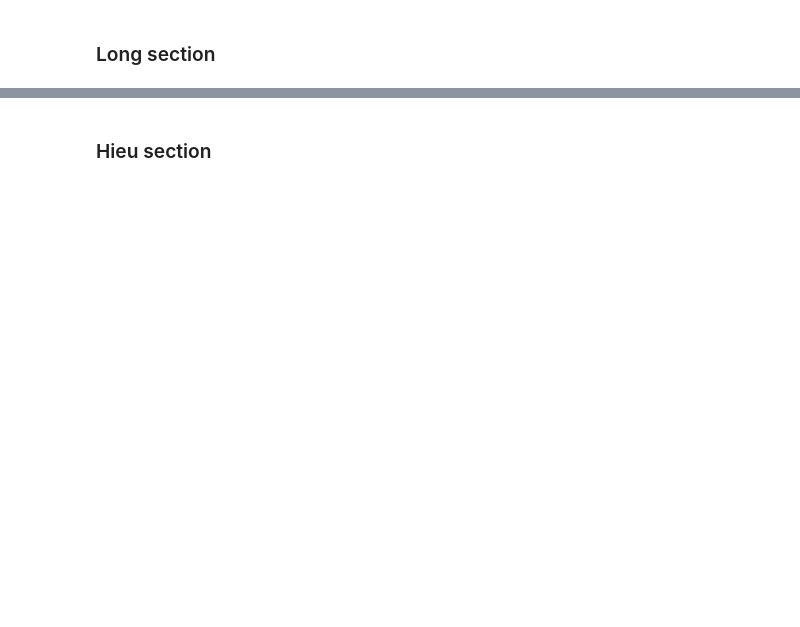
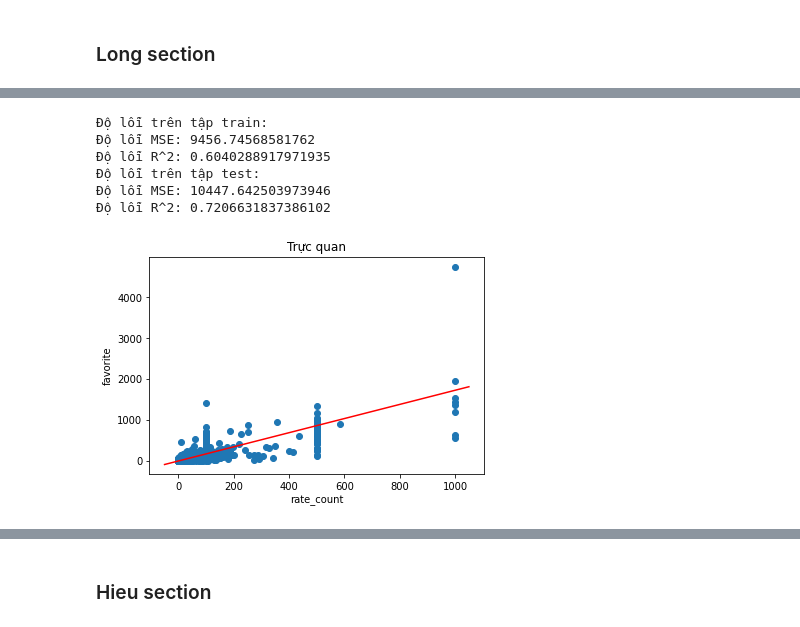
Before and after one commit to thafnhlong/HCMUS-UNIV-WebScience-MachineLearning, a Jupyter notebook: Source.ipynb, the cells around one changed output, grey strips where cells are left out. Saved outputs shown, nothing was run; the diff lists cells and outputs as text; code cells hidden in the pictures; blank space fills up the shorter version.

```diff
--- a/Source.ipynb
+++ b/Source.ipynb
@@ -71,0 +135,29 @@ memory usage: 1.5+ MB
+# %%
+# Thử lai 1 lần nữa xem sự ảnh hưởng có thực sự lớn khi sử dụng cách chia training / test sets 80:20 hay không!
+model2 = linear_model.LinearRegression()
+train_X, test_X, train_y, test_y = train_test_split(X,y,test_size=0.2)
+model2.fit(train_X,train_y)
+
+# Trực quan mô hình
+plt.scatter(x=train_X,y=train_y)
+plt.xlabel("rate_count")
+plt.ylabel("favorite")
+min_x, max_x = plt.xlim()
+plt.plot([min_x,max_x],model1.predict(np.array([[min_x],[max_x]])), color="red")
+plt.title("Trực quan")
+
+print("Độ lỗi trên tập train:")
+print("Độ lỗi MSE:", compute_mse(train_y,model1.predict(train_X)))
+print("Độ lỗi R^2:", compute_rr(train_y,model1.predict(train_X),train_y))
+print("Độ lỗi trên tập test:")
+print("Độ lỗi MSE:", compute_mse(test_y,model1.predict(test_X)))
+print("Độ lỗi R^2:", compute_rr(test_y,model1.predict(test_X),train_y))
+print()
+# %% [output]
+Độ lỗi trên tập train:
+Độ lỗi MSE: 9456.74568581762
+Độ lỗi R^2: 0.6040288917971935
+Độ lỗi trên tập test:
+Độ lỗi MSE: 10447.642503973946
+Độ lỗi R^2: 0.7206631837386102
+[figure, added]
```
Also changed, not shown: parts of 36 cells of this notebook, 1 other file.
